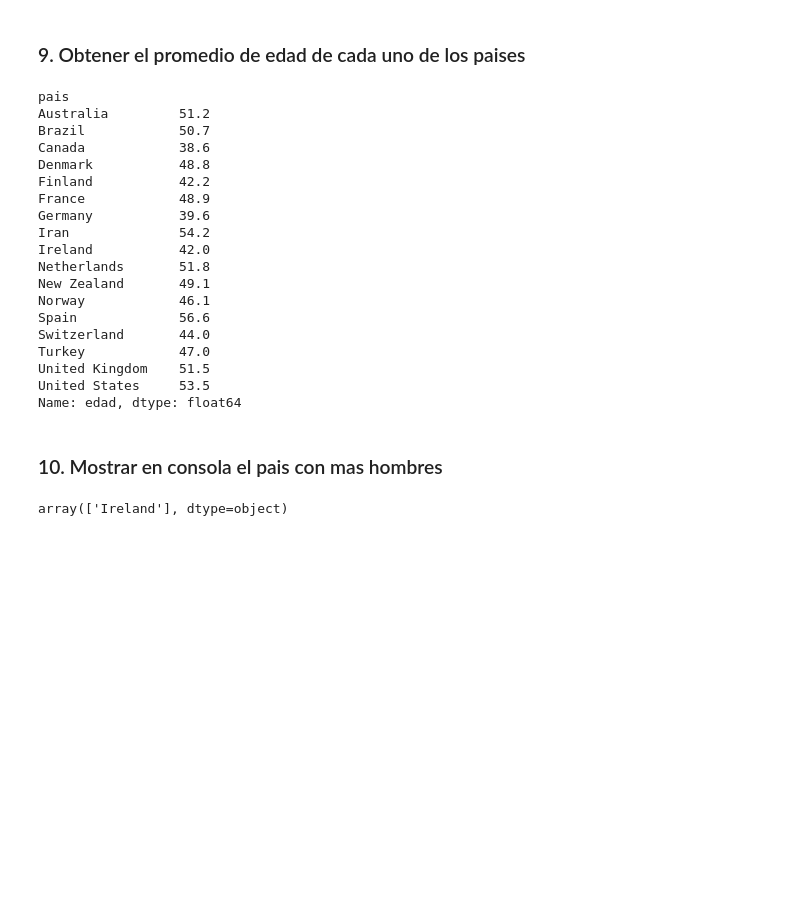
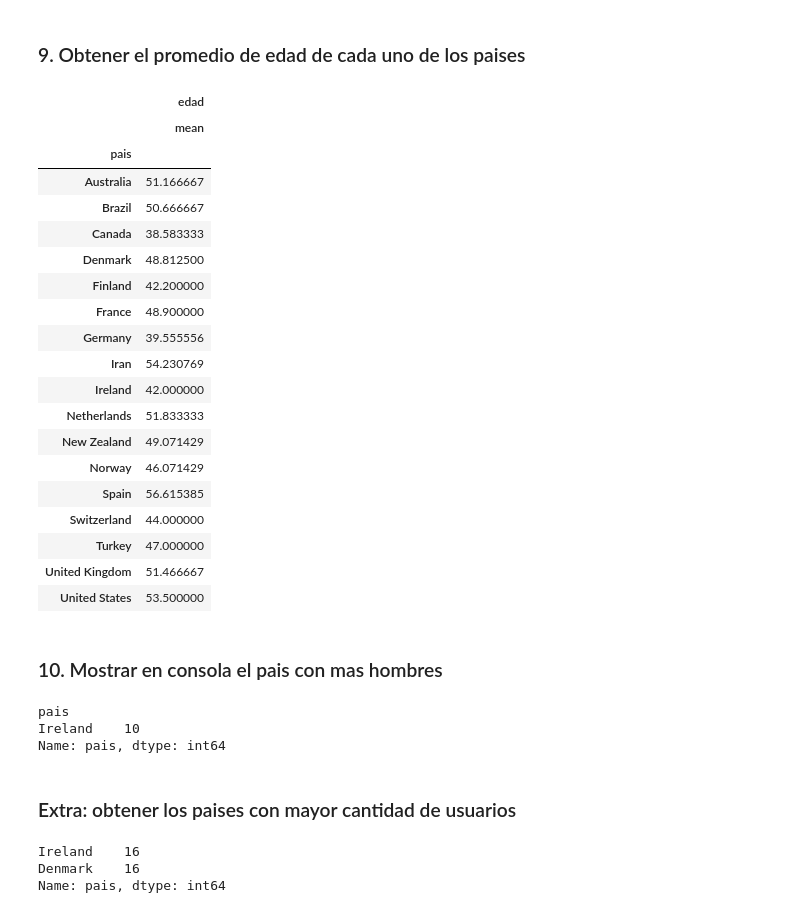
Before and after one commit to anamumaq/bootcamp-codigofacilito, a Jupyter notebook: Tarea_Modulo_2_Practicando_Pandas.ipynb, the cells around one changed output. Drawn from its saved outputs; the diff is of its cells as text; code cells hidden in the pictures; blank space fills up the shorter version.

```diff
--- a/Tarea_Modulo_2_Practicando_Pandas.ipynb
+++ b/Tarea_Modulo_2_Practicando_Pandas.ipynb
@@ -121,29 +158,43 @@ df.groupby('pais')['pais'].unique().count()
 ### 9. Obtener el promedio de edad de cada uno de los paises
 # %%
 df.groupby('pais')['edad'].mean().round(1)
+
+# Otra forma
+df.groupby('pais').agg({'edad':['mean']})
 # %% [output]
-pais
-Australia         51.2
-Brazil            50.7
-Canada            38.6
-Denmark           48.8
-Finland           42.2
-France            48.9
-Germany           39.6
-Iran              54.2
-Ireland           42.0
-Netherlands       51.8
-New Zealand       49.1
-Norway            46.1
-Spain             56.6
-Switzerland       44.0
-Turkey            47.0
-United Kingdom    51.5
-United States     53.5
-Name: edad, dtype: float64
+|  | edad |
+|  | mean |
+| pais |  |
+| Australia | 51.166667 |
+| Brazil | 50.666667 |
+| Canada | 38.583333 |
+| Denmark | 48.812500 |
+| Finland | 42.200000 |
+| France | 48.900000 |
+| Germany | 39.555556 |
+| Iran | 54.230769 |
+| Ireland | 42.000000 |
+| Netherlands | 51.833333 |
+| New Zealand | 49.071429 |
+| Norway | 46.071429 |
+| Spain | 56.615385 |
+| Switzerland | 44.000000 |
+| Turkey | 47.000000 |
+| United Kingdom | 51.466667 |
+| United States | 53.500000 |
 # %% [markdown]
 ### 10. Mostrar en consola el pais con mas hombres
 # %%
-df[df.genero == 'male'].groupby('pais')['pais'].count().sort_values(ascending=False).head(1).index.values
+df[df.genero == 'male'].groupby('pais')['pais'].count().sort_values(ascending=False).head(1)
 # %% [output]
-array(['Ireland'], dtype=object)
+pais
+Ireland    10
+Name: pais, dtype: int64
+# %% [markdown]
+### Extra: obtener los paises con mayor cantidad de usuarios
+# %%
+df['pais'].value_counts()[df['pais'].value_counts()== df['pais'].value_counts().max()]
+# %% [output]
+Ireland    16
+Denmark    16
+Name: pais, dtype: int64
```
Also changed, not shown: parts of 8 cells of this notebook.
